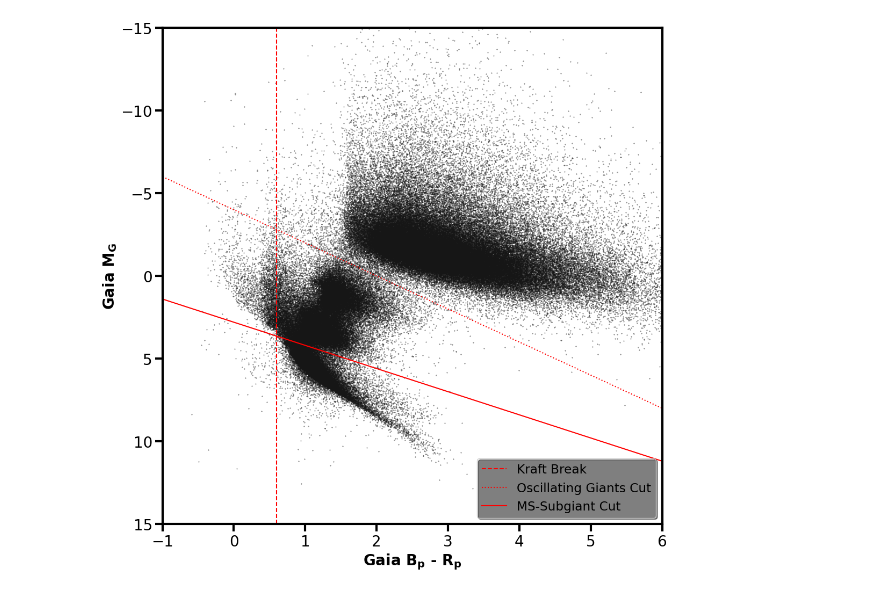
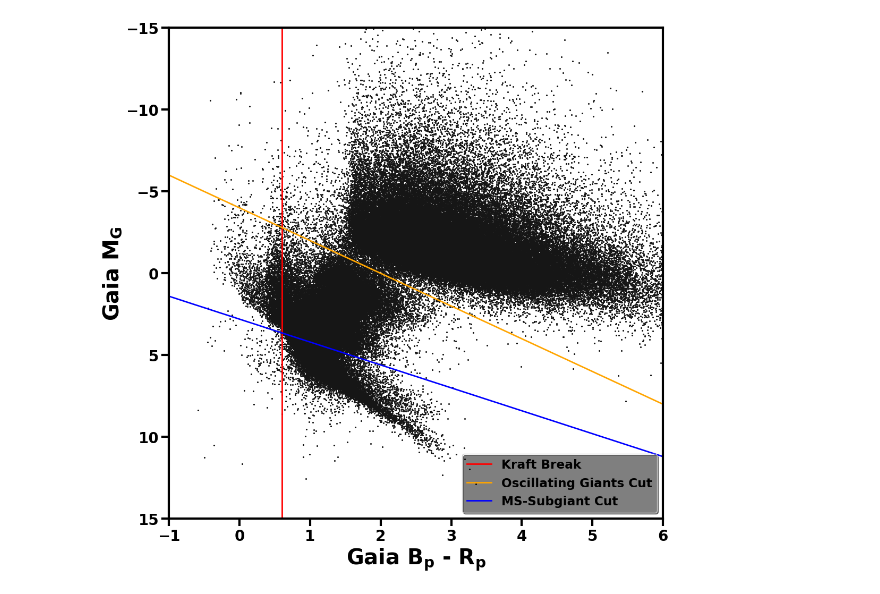
Before and after one commit to m-schochet/asas-sn-cnn, a Jupyter notebook: plots/hrsubpops.ipynb, the cells around one changed output. Saved outputs shown, nothing was run; the diff lists cells and outputs as text; code cells hidden in the pictures.

Commit message:
fix hr diagram plots

```diff
--- a/plots/hrsubpops.ipynb
+++ b/plots/hrsubpops.ipynb
@@ -27,31 +22,30 @@ reportable['bp-rp'] = reportable['phot_bp_mean_mag']-reportable['phot_rp_mean_ma
 # %%
 fig, axs = plt.subplots(1, 1, figsize=(12, 12))
 
 axs.set_xlim(-1, 6)
 axs.set_ylim(15, -15)
 axs.set_xlabel(f'Gaia $\\bf B_p$ - $\\bf R_p$', weight='bold')
 axs.set_ylabel(f'Gaia $\\bf M_G$', weight='bold')
-axs.plot([0.6, 0.6], [15, -15], 'r--', label="Kraft Break", rasterized=True)
-
-im2 = axs.scatter('bp-rp', 'abs_g_mag', c="#161616", s=0.1, data=reportable, label='', rasterized=True)
+axs.plot([0.6, 0.6], [15, -15], 'r', label="Kraft Break", rasterized=True, linewidth=2)
+im2 = axs.scatter('bp-rp', 'abs_g_mag', c="#161616", s=5, data=reportable, label='', linewidths=0.01, rasterized=True)
 
 def graph(formula, x_range, col, lab):
     x = np.array(x_range)
     y = formula(x)
-    axs.plot(x, y, col, label=lab, rasterized=True)
+    axs.plot(x, y, col, label=lab, rasterized=True, linewidth=2)
 
 
 def my_formula_oscillators(x):
     return (2*x)-4
 
 def my_formula_subgiants(x):
     return ((7/5)*x)+(14/5)
 
-graph(my_formula_oscillators, range(-2, 8), 'r:', lab='Oscillating Giants Cut')
-graph(my_formula_subgiants, range(-2, 8), 'r-', lab='MS-Subgiant Cut')
+graph(my_formula_oscillators, range(-2, 8), 'orange', lab='Oscillating Giants Cut')
+graph(my_formula_subgiants, range(-2, 8), 'b', lab='MS-Subgiant Cut')
 
 plt.legend(loc='lower right', shadow=True, fontsize='small')
 plt.savefig('hrsubpopulations.pdf',  dpi=300)
 plt.show()
 # %% [output]
-[figure, old version]
+[figure, new version]
```
Also changed, not shown: parts of 1 cell of this notebook, 2 other files.
